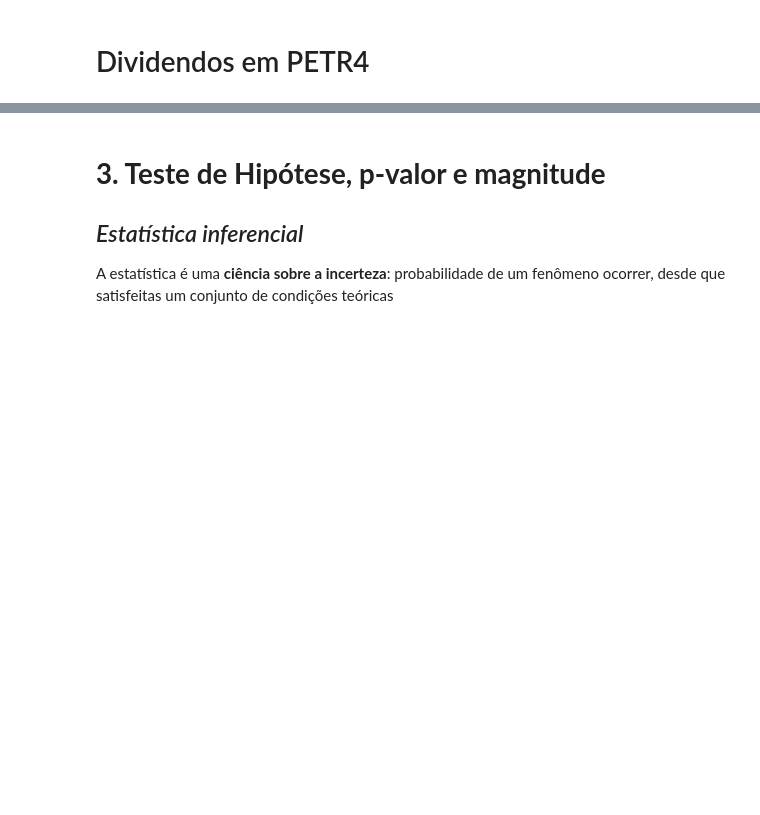
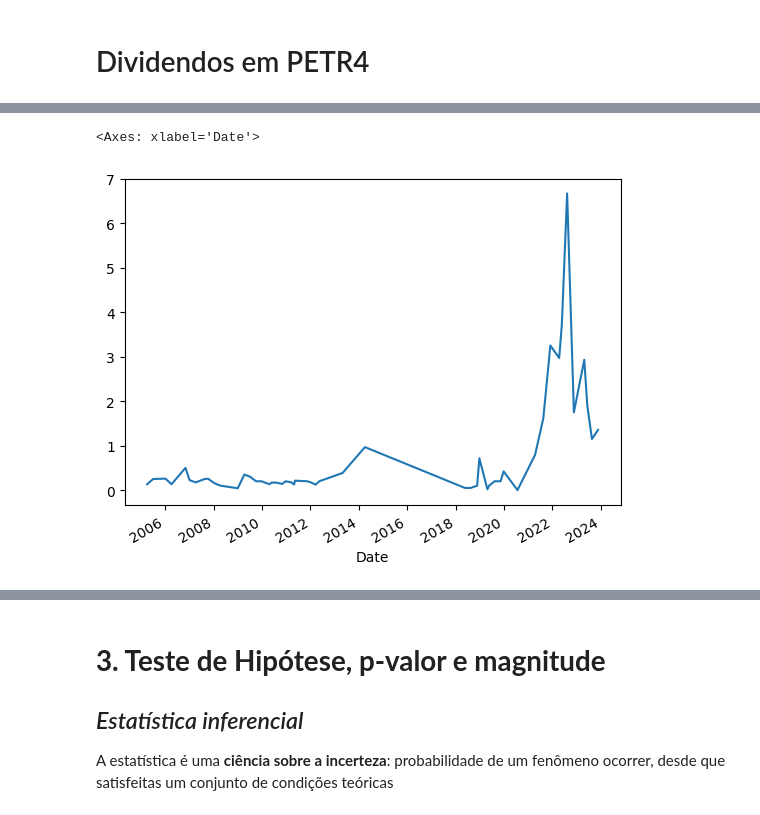
Before and after one commit to Akirahori/Mercado-Financeiro, a Jupyter notebook: Mód_4 - Estatística no Mercado Financeiro-checkpoint.ipynb, the cells around one changed output, grey strips where cells are left out. Drawn from its saved outputs; the diff is of its cells as text; code cells hidden in the pictures; blank space fills up the shorter version.

```diff
--- a/Mód_4 - Estatística no Mercado Financeiro-checkpoint.ipynb
+++ b/Mód_4 - Estatística no Mercado Financeiro-checkpoint.ipynb
@@ -388,0 +455,5 @@ ValueError: window must be an integer 0 or greater
+# %%
+dy_petr4.Dividends.plot()
+# %% [output]
+<Axes: xlabel='Date'>
+[figure, added]
```
Also changed, not shown: parts of 49 cells of this notebook.
